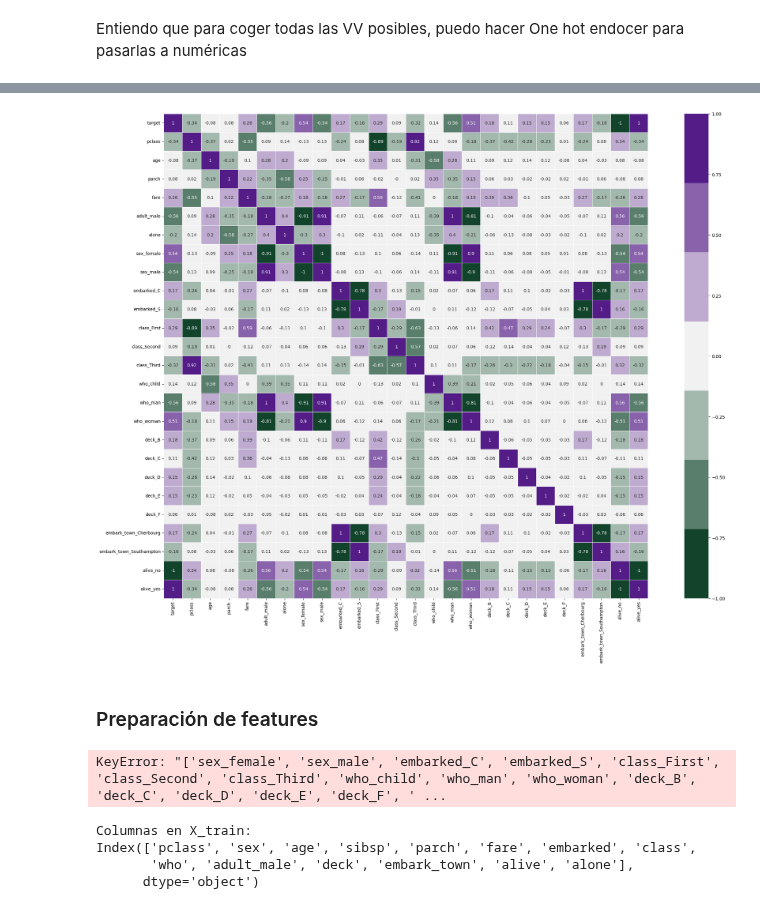
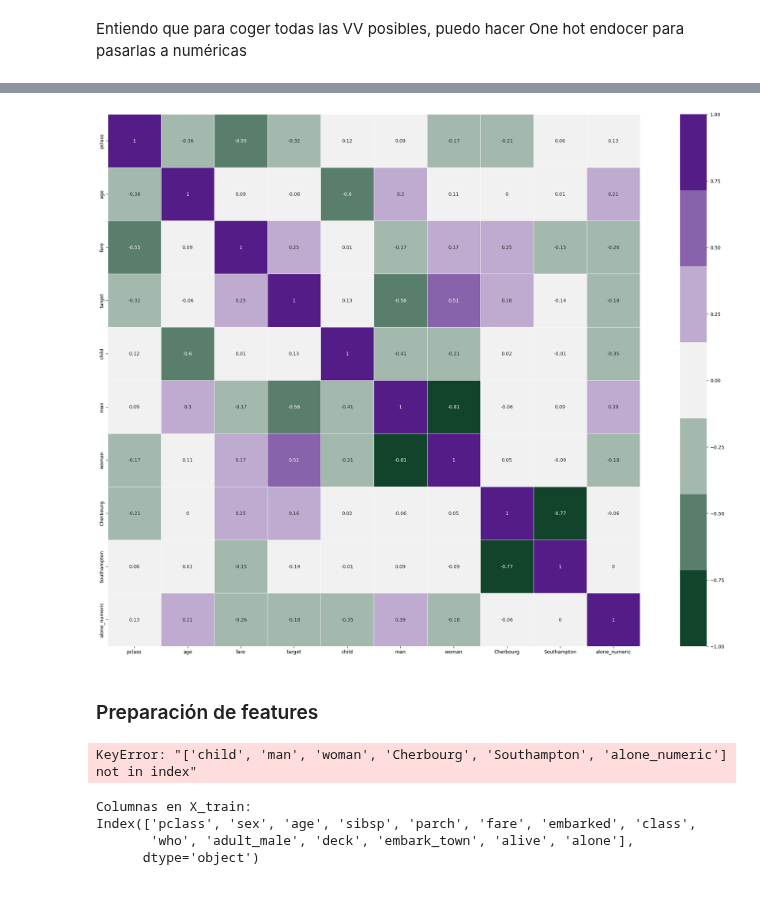
Before and after one commit to mariasanvals/DS_Online_Feb24_Exercises, a Jupyter notebook: 04_Machine_Learning/Sprint_12/Unidad_02/Practica_Obligatoria/18_Practica_Obligatoria_Clasificacion_y_Regresion_Logistica.ipynb, the cells around one changed output, grey strips where cells are left out. Cells and saved outputs as stored; diff of their text form; code cells hidden in the pictures.

```diff
--- a/04_Machine_Learning/Sprint_12/Unidad_02/Practica_Obligatoria/18_Practica_Obligatoria_Clasificacion_y_Regresion_Logistica.ipynb
+++ b/04_Machine_Learning/Sprint_12/Unidad_02/Practica_Obligatoria/18_Practica_Obligatoria_Clasificacion_y_Regresion_Logistica.ipynb
@@ -161,0 +120,11 @@ Name: target, dtype: float64
+# %%
+df = df.drop(['sex'],axis=1)
+df = df.drop(['sibsp'],axis=1)
+df = df.drop(['parch'],axis=1)
+df = df.drop(['class'],axis=1)
+df = df.drop(['adult_male'],axis=1)
+df = df.drop(['alive'],axis=1)
+df = df.drop(['embarked'], axis=1)
+df = df.drop(['who'], axis=1)
+df = df.drop(['deck'], axis=1)
+df = df.drop(['embark_town'], axis=1)
@@ -161,0 +142,3 @@ Name: target, dtype: float64
+# %%
+df['alone_numeric'] = df['alone'].astype(int) #convierto T/F de alone en 0/1
+df.head()
@@ -161,0 +152,3 @@ Name: target, dtype: float64
+# %%
+df = df.drop(['alone'],axis=1) #borro alone
+df.head()
@@ -162,31 +162,31 @@ Name: target, dtype: float64
 # %%
-corr = np.abs(df_eda.corr()['target']).sort_values(ascending=False)
+corr = np.abs(df.corr()['target']).sort_values(ascending=False)
 
 # Features con menos de 0.1 de correlación vs el target
 bad_corr_feat = corr[corr < 0.05].index.values
 
 # Filtramos las columnas buenas
-df_eda.drop(columns=bad_corr_feat, inplace=True)
+df.drop(columns=bad_corr_feat, inplace=True)
 # %%
 plt.figure(figsize=(30,20))
-sns.heatmap(np.round(df_eda.corr(), 2),
+sns.heatmap(np.round(df.corr(), 2),
             vmin=-1,
             vmax=1,
             annot=True,
             cmap=sns.diverging_palette(145, 280, s=85, l=25, n=7),
             square=True,
             linewidths=.5);
 # %% [output]
-[figure, old version]
+[figure, new version]
 # %% [markdown]
 ### Preparación de features
 # %%
-features_num = [col for col in df_eda.columns if "target" not in col]
+features_num = [col for col in df.columns if "target" not in col]
 X_train = X_train[features_num].copy()
 
 # Aquí empieza todo el error. ¿Cuestión de transformar categóricas a numéricas?
 # %% [output]
-KeyError: "['sex_female', 'sex_male', 'embarked_C', 'embarked_S', 'class_First', 'class_Second', 'class_Third', 'who_child', 'who_man', 'who_woman', 'deck_B', 'deck_C', 'deck_D', 'deck_E', 'deck_F', ' ...
+KeyError: "['child', 'man', 'woman', 'Cherbourg', 'Southampton', 'alone_numeric'] not in index"
 # %%
 print("Columnas en X_train:")
 print(X_train.columns)
```
Also changed, not shown: parts of 10 cells of this notebook, 1 other file.
